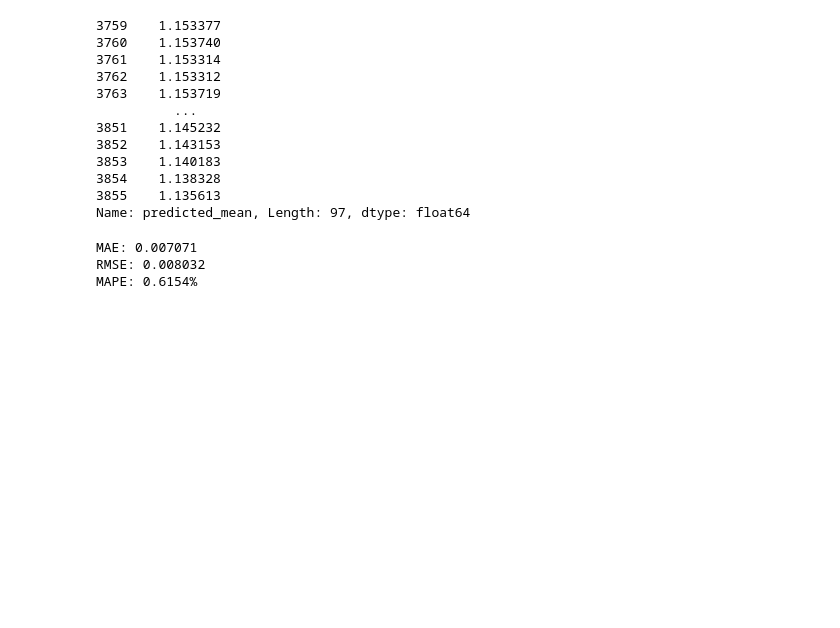
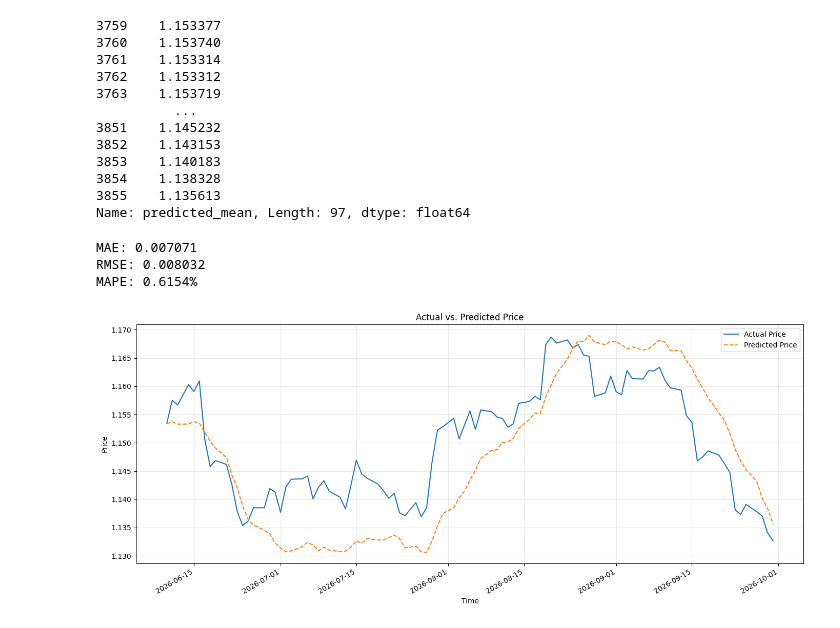
Before and after one commit to christiantommasi/public_tommasi_portfolio, a Jupyter notebook: 5_pipeline_financial_market/public_project.ipynb, the cells around one changed output. Saved outputs shown, nothing was run; the diff lists cells and outputs as text; code cells hidden in the pictures; blank space fills up the shorter version.

```diff
--- a/5_pipeline_financial_market/public_project.ipynb
+++ b/5_pipeline_financial_market/public_project.ipynb
@@ -1564,0 +1614,47 @@ MAPE: 0.6154%
+# %%
+compare_df_eurcad = compare_forecast_data(y_test_eurcad, forecast_eurcad)
+# %%
+def compare_forecast_plot(comparison_df, title="Actual vs. Predicted Price"):
+    """
+    Plot actual and predicted prices over time.
+    """
+
+    # Sort observations chronologically when using a time index
+    plot_df = comparison_df.sort_index()
+
+    # Create the figure
+    fig, ax = plt.subplots(figsize=(14, 6))
+
+    # Plot actual and predicted prices
+    ax.plot(
+        plot_df.index,
+        plot_df["actual"],
+        label="Actual Price",
+        linewidth=1.5
+    )
+
+    ax.plot(
+        plot_df.index,
+        plot_df["predicted"],
+        label="Predicted Price",
+        linewidth=1.5,
+        linestyle="--"
+    )
+
+    # Add chart labels and formatting
+    ax.set_title(title)
+    ax.set_xlabel("Time")
+    ax.set_ylabel("Price")
+    ax.legend()
+    ax.grid(True, alpha=0.3)
+
+    # Improve date label formatting
+    fig.autofmt_xdate()
+    plt.tight_layout()
+    plt.show()
+
+    return fig, ax
+# %%
+compare_forecast_plot(compare_df_eurcad);
+# %% [output]
+[figure, added]
```
Also changed, not shown: parts of 11 cells of this notebook.
